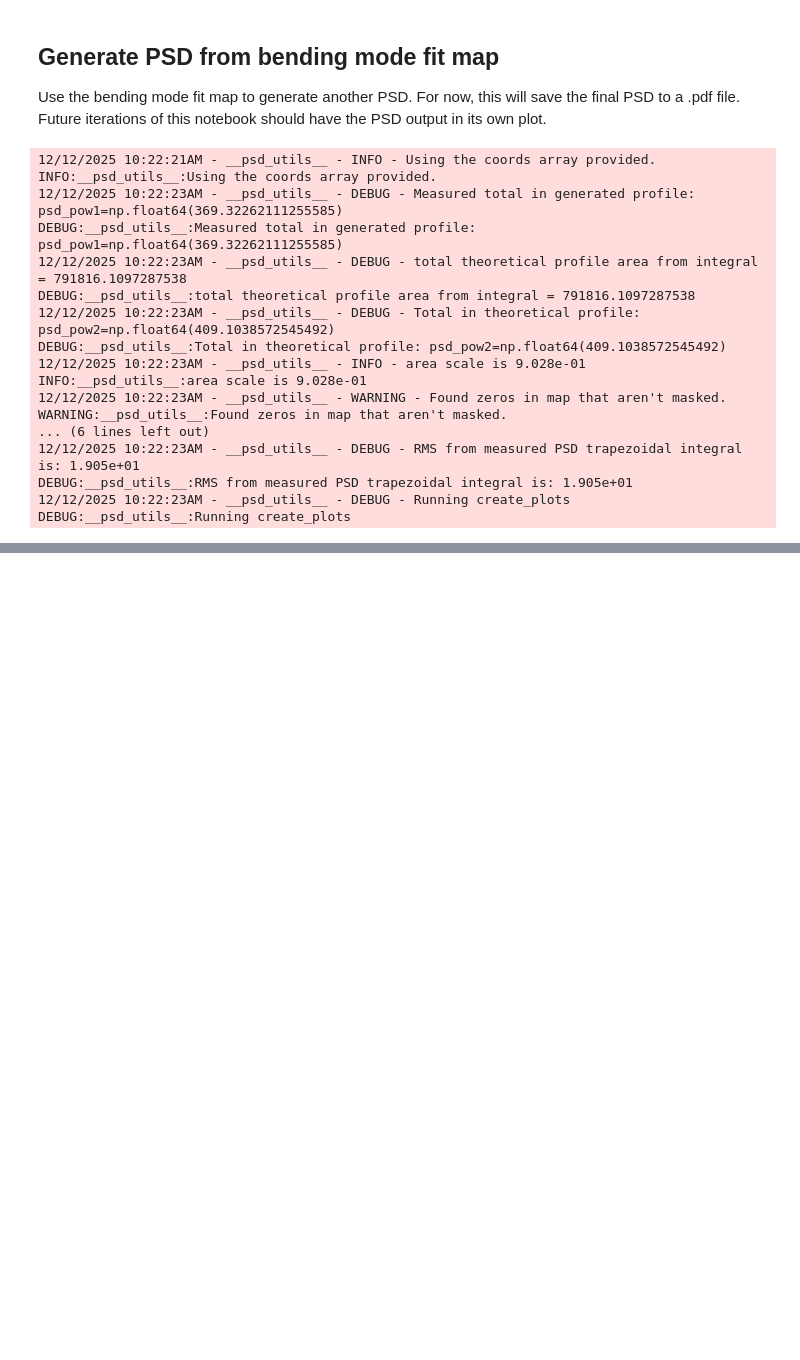
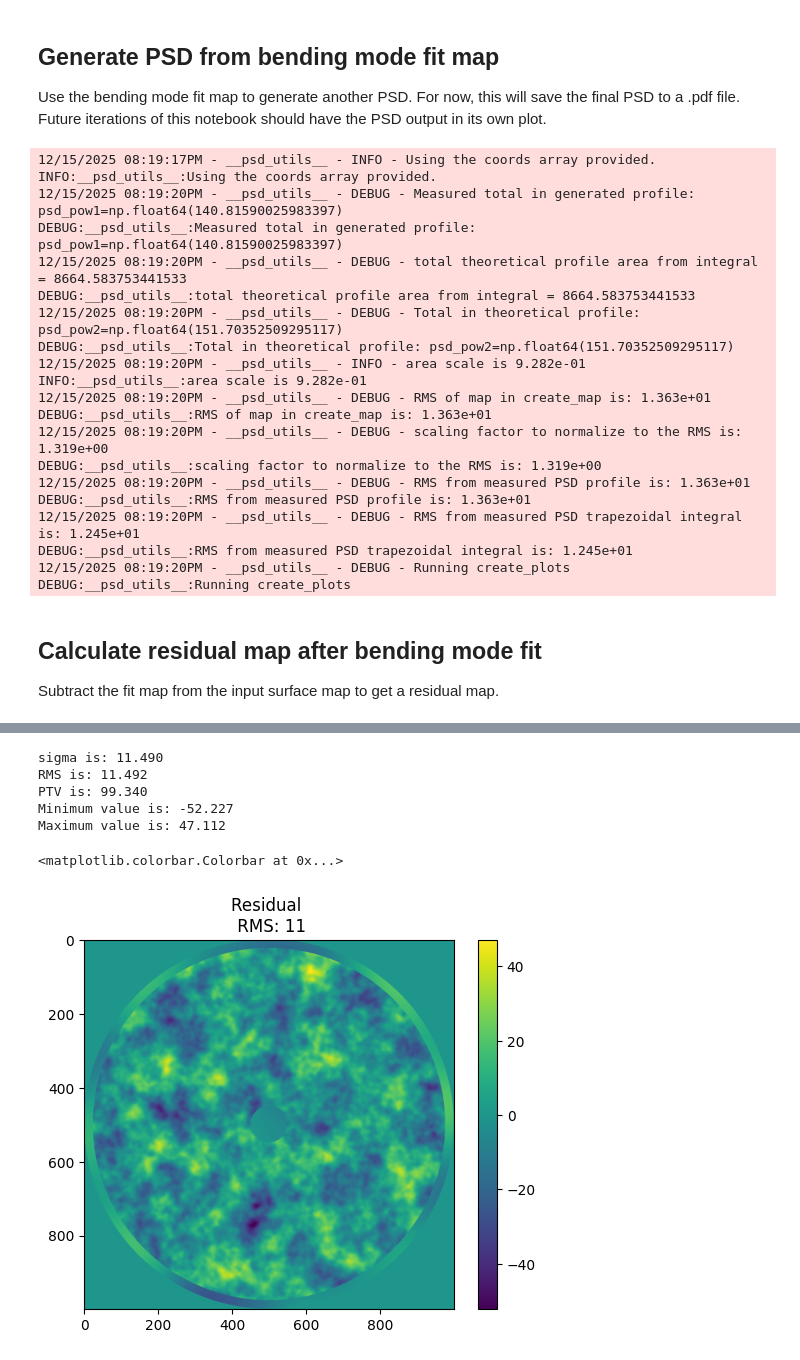
Before and after one commit to uasal/rfcml_bending, a Jupyter notebook: docs/notebooks/Bending_PSD.ipynb, the cells around one changed output, grey strips where cells are left out. Drawn from its saved outputs; the diff is of its cells as text; code cells hidden in the pictures; blank space fills up the shorter version.

```diff
--- a/docs/notebooks/Bending_PSD.ipynb
+++ b/docs/notebooks/Bending_PSD.ipynb
@@ -165,24 +178,40 @@ Maximum value is: 21.721
 
 Use the bending mode fit map to generate another PSD. For now, this will save the final PSD to a .pdf file. Future iterations of this notebook should have the PSD output in its own plot.
 # %%
-meas_psd = psd_tools.measure_psd(b_mode_fit_map, coords=coords, mask=pupil_mask, max_rad=250)
+meas_psd = psd_tools.measure_psd(b_mode_fit_map, coords=coords, mask=pupil_mask)
 
 psd_tools.create_plots(coords=coords, profiles=meas_psd, psd=psd, mask=pupil_mask, prefix="bending_fit_")
 # %% [output]
-12/12/2025 10:22:21AM - __psd_utils__ - INFO - Using the coords array provided.
+12/15/2025 08:19:17PM - __psd_utils__ - INFO - Using the coords array provided.
 INFO:__psd_utils__:Using the coords array provided.
-12/12/2025 10:22:23AM - __psd_utils__ - DEBUG - Measured total in generated profile: psd_pow1=np.float64(369.32262111255585)
-DEBUG:__psd_utils__:Measured total in generated profile: psd_pow1=np.float64(369.32262111255585)
-12/12/2025 10:22:23AM - __psd_utils__ - DEBUG - total theoretical profile area from integral = 791816.1097287538
-DEBUG:__psd_utils__:total theoretical profile area from integral = 791816.1097287538
-12/12/2025 10:22:23AM - __psd_utils__ - DEBUG - Total in theoretical profile: psd_pow2=np.float64(409.1038572545492)
-DEBUG:__psd_utils__:Total in theoretical profile: psd_pow2=np.float64(409.1038572545492)
-12/12/2025 10:22:23AM - __psd_utils__ - INFO - area scale is 9.028e-01
-INFO:__psd_utils__:area scale is 9.028e-01
-12/12/2025 10:22:23AM - __psd_utils__ - WARNING - Found zeros in map that aren't masked.
-WARNING:__psd_utils__:Found zeros in map that aren't masked.
-... (6 lines left out)
-12/12/2025 10:22:23AM - __psd_utils__ - DEBUG - RMS from measured PSD trapezoidal integral is: 1.905e+01
-DEBUG:__psd_utils__:RMS from measured PSD trapezoidal integral is: 1.905e+01
-12/12/2025 10:22:23AM - __psd_utils__ - DEBUG - Running create_plots
+12/15/2025 08:19:20PM - __psd_utils__ - DEBUG - Measured total in generated profile: psd_pow1=np.float64(140.81590025983397)
+DEBUG:__psd_utils__:Measured total in generated profile: psd_pow1=np.float64(140.81590025983397)
+12/15/2025 08:19:20PM - __psd_utils__ - DEBUG - total theoretical profile area from integral = 8664.583753441533
+DEBUG:__psd_utils__:total theoretical profile area from integral = 8664.583753441533
+12/15/2025 08:19:20PM - __psd_utils__ - DEBUG - Total in theoretical profile: psd_pow2=np.float64(151.70352509295117)
+DEBUG:__psd_utils__:Total in theoretical profile: psd_pow2=np.float64(151.70352509295117)
+12/15/2025 08:19:20PM - __psd_utils__ - INFO - area scale is 9.282e-01
+INFO:__psd_utils__:area scale is 9.282e-01
+12/15/2025 08:19:20PM - __psd_utils__ - DEBUG - RMS of map in create_map is: 1.363e+01
+DEBUG:__psd_utils__:RMS of map in create_map is: 1.363e+01
+12/15/2025 08:19:20PM - __psd_utils__ - DEBUG - scaling factor to normalize to the RMS is: 1.319e+00
+DEBUG:__psd_utils__:scaling factor to normalize to the RMS is: 1.319e+00
+12/15/2025 08:19:20PM - __psd_utils__ - DEBUG - RMS from measured PSD profile is: 1.363e+01
+DEBUG:__psd_utils__:RMS from measured PSD profile is: 1.363e+01
+12/15/2025 08:19:20PM - __psd_utils__ - DEBUG - RMS from measured PSD trapezoidal integral is: 1.245e+01
+DEBUG:__psd_utils__:RMS from measured PSD trapezoidal integral is: 1.245e+01
+12/15/2025 08:19:20PM - __psd_utils__ - DEBUG - Running create_plots
 DEBUG:__psd_utils__:Running create_plots
+# %% [markdown]
+## Calculate residual map after bending mode fit
+
+Subtract the fit map from the input surface map to get a residual map.
+# %%
+residual_map = opd.map - b_mode_fit_map
+stats_residual = psd_tools.get_map_stats(residual_map, mask = np.isfinite(b_mode_fit_map), report=True)
+
+plt.figure()
+plt.imshow(residual_map)
+plt.title(f"Residual \n RMS: {round(stats_residual.rms)}")
+plt.colorbar()
+# %% [output]
@@ -188,0 +220,7 @@ DEBUG:__psd_utils__:Running create_plots
+sigma is: 11.490
+RMS is: 11.492
+PTV is: 99.340
+Minimum value is: -52.227
+Maximum value is: 47.112
+<matplotlib.colorbar.Colorbar at 0x...>
+[figure, added]
```
Also changed, not shown: parts of 8 cells of this notebook.
